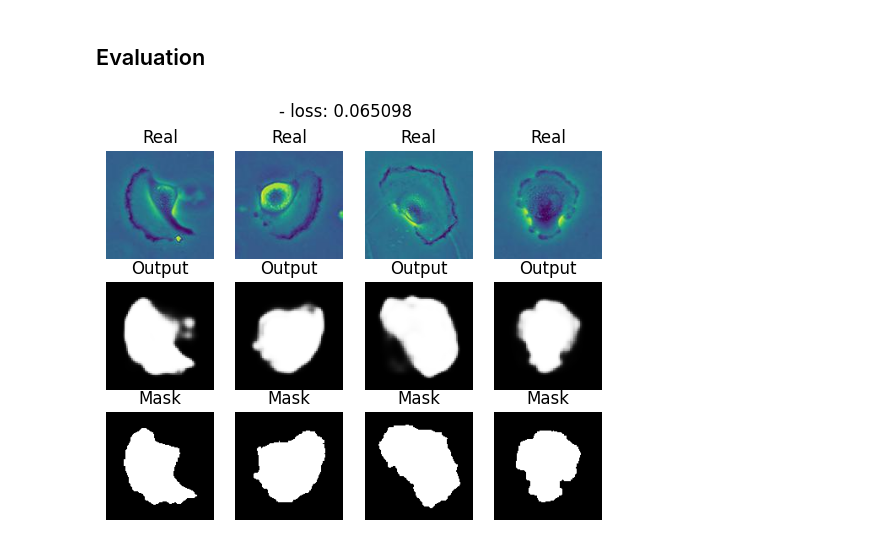
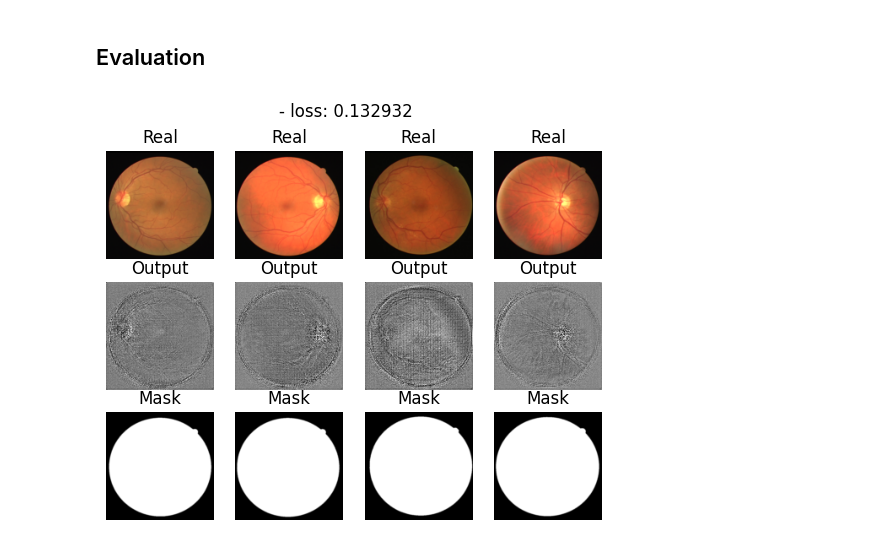
Before and after one commit to rjarvi/IDLCV_23_HotDog, a Jupyter notebook: Segmentation/model_eval.ipynb, the cells around one changed output. Saved outputs shown, nothing was run; the diff lists cells and outputs as text; code cells hidden in the pictures.

```diff
--- a/Segmentation/model_eval.ipynb
+++ b/Segmentation/model_eval.ipynb
@@ -55,7 +59,7 @@ class PhC(torch.utils.data.Dataset):
         return X, Y
 
 batch_size = 6
-testset = PhC(train=False, transform=test_transform)
+testset = DRIVEDataLoader(train=False, transform=test_transform)
 test_loader = DataLoader(testset, batch_size=batch_size, shuffle=False, num_workers=3)
 # %% [markdown]
 ## Load Model
@@ -98,6 +102,35 @@ Number of parameters: 1
 def bce_loss(y_real, y_pred):
     return torch.mean(y_pred - y_real*y_pred + torch.log(1 + torch.exp(-y_pred)))
 
+def focal_loss(y_real, y_pred, alpha=0.25, gamma=2.0):
+    """
+    Focal Loss for binary classification.
+    """
+    # Apply sigmoid to logits to get probabilities
+
+
+    # Flatten the tensors
+    y_real = y_real.view(-1)
+    y_pred = y_pred.view(-1)
+
+    # Compute the binary cross-entropy (BCE) loss
+    loss = F.binary_cross_entropy_with_logits(y_pred, y_real, reduction="none")
+
+    # Compute the focal loss factor (1 - pt)^gamma
+    pt = torch.where(y_real == 1, y_pred, 1 - y_pred)  # p_t = y_pred for positive class, 1-y_pred for negative class
+    focal_weight = (1 - pt) ** gamma
+
+    # Apply alpha weighting for the minority class
+    alpha_weight = torch.where(y_real == 1, alpha, 1 - alpha)
+
+    # Final focal loss
+    loss = focal_weight * alpha_weight * loss
+
+    return loss.mean()
+# def focal_loss(y_real, y_pred,gamma = 2.):
+#     y_pred_sig = torch.sigmoid(y_pred)
+#     term = (1-y_pred_sig)**gamma * y_real * torch.log(y_pred_sig) + (1-y_real) * torch.log(1-y_pred_sig)
+#     return (-term.sum())
 def evaluate_model(model, loss_fn, test_loader):
     avg_loss = 0
     model.eval()
@@ -108,32 +141,32 @@ def evaluate_model(model, loss_fn, test_loader):
         # forward
         Y_pred = model(X_batch)
         loss = loss_fn(Y_batch, Y_pred)  # forward-pass
 
         # calculate metrics to show the user
         avg_loss += loss.item() / len(test_loader)
     X_test, Y_test = next(iter(test_loader))
 
     # show intermediate results
     Y_hat = torch.sigmoid(model(X_test.to(device))).detach().cpu()
     clear_output(wait=True)
     count = 4
     for k in range(count):
         plt.subplot(3, 4, k+1)
         plt.imshow(np.rollaxis(X_test[k].numpy(), 0, 3), cmap='gray')
         plt.title('Real')
         plt.axis('off')
 
         plt.subplot(3, 4, k+count*1+1)
         plt.imshow(Y_hat[k, 0], cmap='gray')
         plt.title('Output')
         plt.axis('off')
         plt.subplot(3, 4, k+count*2+1)
         plt.imshow(Y_test[k, 0].detach().cpu(), cmap='gray')
         plt.title('Mask')
         plt.axis('off')
     plt.suptitle('- loss: %f' % ( avg_loss))
     plt.show()
 
-evaluate_model(model, bce_loss, test_loader=test_loader)
+evaluate_model(model, focal_loss, test_loader=test_loader)
 # %% [output]
-[figure, old version]
+[figure, new version]
```
Also changed, not shown: parts of 2 cells of this notebook, 7 other files.
